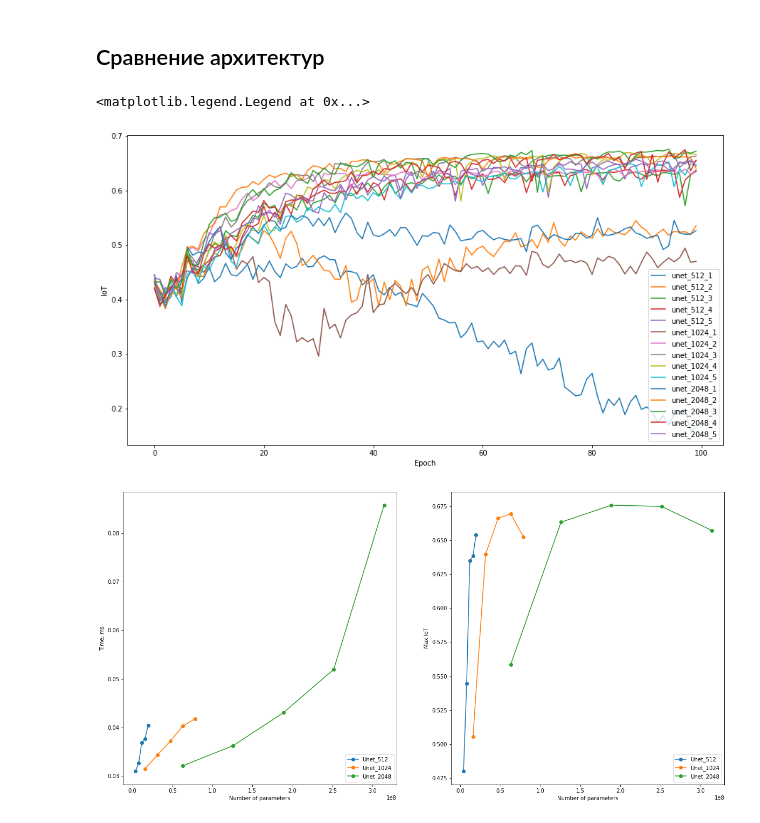
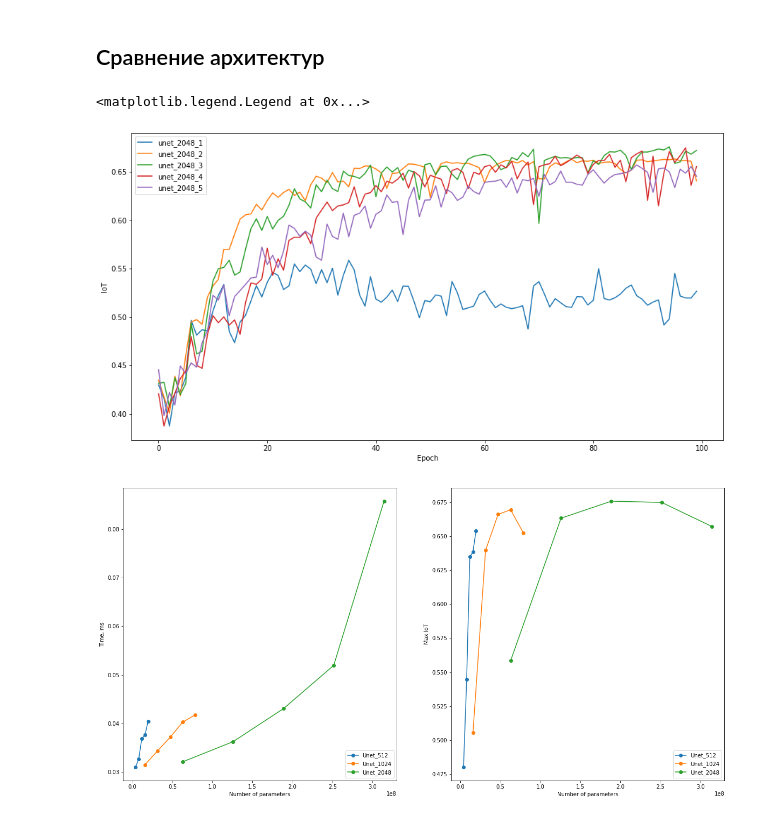
Before and after one commit to RobertVoropaev/InteriorRecognitionSystem, a Jupyter notebook: 5.Metrics.ipynb, the cells around one changed output. Saved outputs shown, nothing was run; the diff lists cells and outputs as text; code cells hidden in the pictures.

```diff
--- a/5.Metrics.ipynb
+++ b/5.Metrics.ipynb
@@ -175,30 +175,30 @@ unet_1024_do_nearest_max = unet_1024_do_nearest.val_jaccard_coef.max()
 # %%
 plt.figure(figsize=(15, 8))
 
-plt.plot(unet_512_1.epoch, unet_512_1.val_jaccard_coef, label="unet_512_1")
-plt.plot(unet_512_2.epoch, unet_512_2.val_jaccard_coef, label="unet_512_2")
-plt.plot(unet_512_3.epoch, unet_512_3.val_jaccard_coef, label="unet_512_3")
-plt.plot(unet_512_4.epoch, unet_512_4.val_jaccard_coef, label="unet_512_4")
-plt.plot(unet_512_5.epoch, unet_512_5.val_jaccard_coef, label="unet_512_5")
+# plt.plot(unet_512_1.epoch, unet_512_1.val_jaccard_coef, label="unet_512_1")
+# plt.plot(unet_512_2.epoch, unet_512_2.val_jaccard_coef, label="unet_512_2")
+# plt.plot(unet_512_3.epoch, unet_512_3.val_jaccard_coef, label="unet_512_3")
+# plt.plot(unet_512_4.epoch, unet_512_4.val_jaccard_coef, label="unet_512_4")
+# plt.plot(unet_512_5.epoch, unet_512_5.val_jaccard_coef, label="unet_512_5")
 
-plt.plot(unet_1024_1.epoch, unet_1024_1.val_jaccard_coef, label="unet_1024_1")
-plt.plot(unet_1024_2.epoch, unet_1024_2.val_jaccard_coef, label="unet_1024_2")
-plt.plot(unet_1024_3.epoch, unet_1024_3.val_jaccard_coef, label="unet_1024_3")
-plt.plot(unet_1024_4.epoch, unet_1024_4.val_jaccard_coef, label="unet_1024_4")
-plt.plot(unet_1024_5.epoch, unet_1024_5.val_jaccard_coef, label="unet_1024_5")
+# plt.plot(unet_1024_1.epoch, unet_1024_1.val_jaccard_coef, label="unet_1024_1")
+# plt.plot(unet_1024_2.epoch, unet_1024_2.val_jaccard_coef, label="unet_1024_2")
+# plt.plot(unet_1024_3.epoch, unet_1024_3.val_jaccard_coef, label="unet_1024_3")
+# plt.plot(unet_1024_4.epoch, unet_1024_4.val_jaccard_coef, label="unet_1024_4")
+# plt.plot(unet_1024_5.epoch, unet_1024_5.val_jaccard_coef, label="unet_1024_5")
 
 plt.plot(unet_2048_1.epoch, unet_2048_1.val_jaccard_coef, label="unet_2048_1")
 plt.plot(unet_2048_2.epoch, unet_2048_2.val_jaccard_coef, label="unet_2048_2")
 plt.plot(unet_2048_3.epoch, unet_2048_3.val_jaccard_coef, label="unet_2048_3")
 plt.plot(unet_2048_4.epoch, unet_2048_4.val_jaccard_coef, label="unet_2048_4")
 plt.plot(unet_2048_5.epoch, unet_2048_5.val_jaccard_coef, label="unet_2048_5")
 
 plt.xlabel("Epoch")
 plt.ylabel("IoT")
 plt.legend()
 # %% [output]
 <matplotlib.legend.Legend at 0x...>
-[figure, old version]
+[figure, new version]
 # %%
 time_512 = [unet_512_1_time, unet_512_2_time, unet_512_3_time, unet_512_4_time, unet_512_5_time]
 time_1024 = [unet_1024_1_time, unet_1024_2_time, unet_1024_3_time, unet_1024_4_time, unet_1024_5_time]
```
Also changed, not shown: parts of 1 cell of this notebook, 3 other files.
